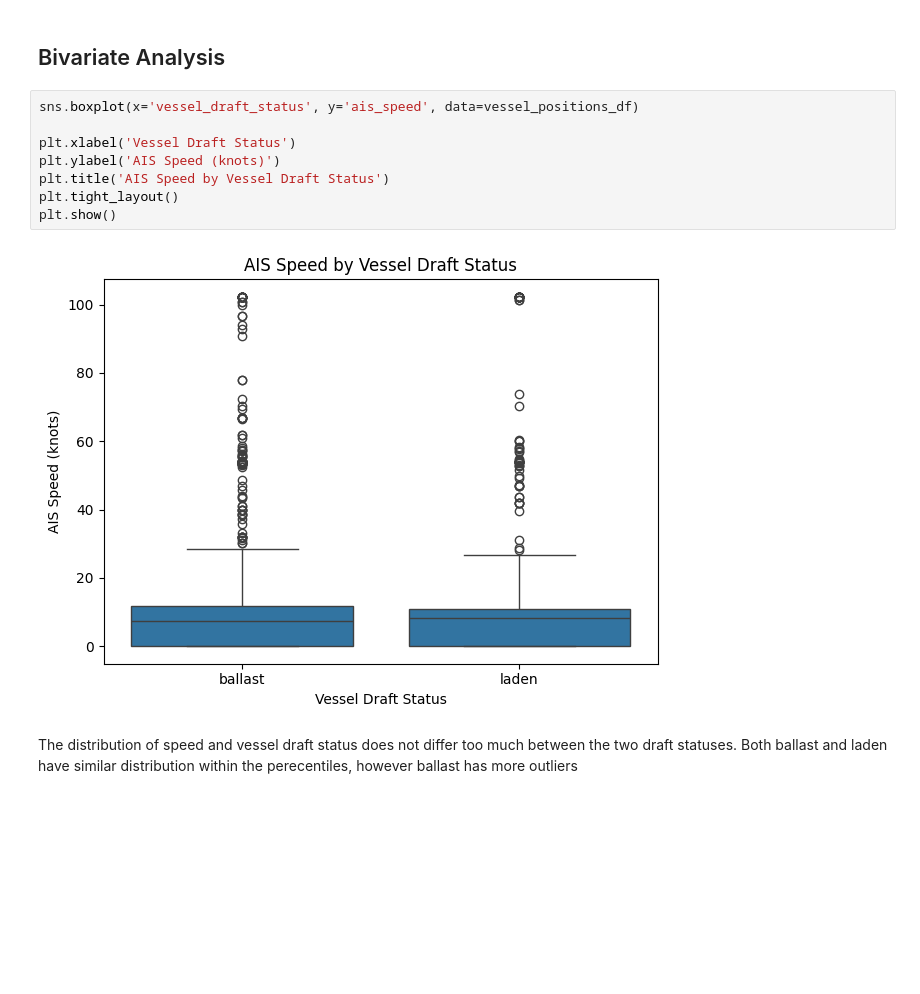
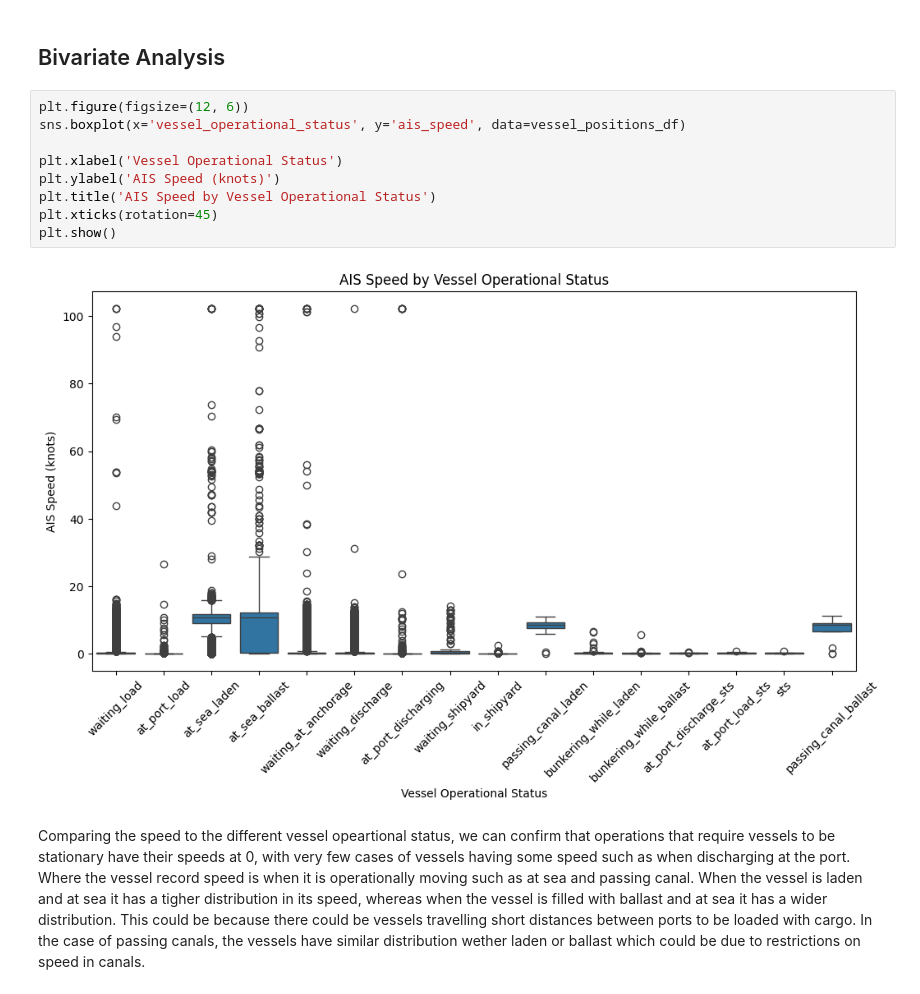
Before and after one commit to Mustafashraf/vessel_test, a Jupyter notebook: vessel_test.ipynb, the cells around one changed output. Saved outputs shown, nothing was run; the diff lists cells and outputs as text; blank space fills up the shorter version.

```diff
--- a/vessel_test.ipynb
+++ b/vessel_test.ipynb
@@ -118,15 +120,16 @@ The distribution of the drafts is multimodal with a major peak between 6-7 meter
 # %% [markdown]
 ## Bivariate Analysis
 # %%
-sns.boxplot(x='vessel_draft_status', y='ais_speed', data=vessel_positions_df)
+plt.figure(figsize=(12, 6))
+sns.boxplot(x='vessel_operational_status', y='ais_speed', data=vessel_positions_df)
 
-plt.xlabel('Vessel Draft Status')
+plt.xlabel('Vessel Operational Status')
 plt.ylabel('AIS Speed (knots)')
-plt.title('AIS Speed by Vessel Draft Status')
-plt.tight_layout()
+plt.title('AIS Speed by Vessel Operational Status')
+plt.xticks(rotation=45)
 plt.show()
 # %% [output]
-[figure, old version]
+[figure, new version]
 # %% [markdown]
-The distribution of speed and vessel draft status does not differ too much between the two draft statuses. Both ballast and laden have similar distribution within the perecentiles, however ballast has more outliers
+Comparing the speed to the different vessel opeartional status, we can confirm that operations that require vessels to be stationary have their speeds at 0, with very few cases of vessels having some speed such as when discharging at the port. Where the vessel record speed is when it is operationally moving such as at sea and passing canal. When the vessel is laden and at sea it has a tigher distribution in its speed, whereas when the vessel is filled with ballast and at sea it has a wider distribution. This could be because there could be vessels travelling short distances between ports to be loaded with cargo. In the case of passing canals, the vessels have similar distribution wether laden or ballast which could be due to restrictions on speed in canals.
 # %%
```
Also changed, not shown: parts of 12 cells of this notebook.
